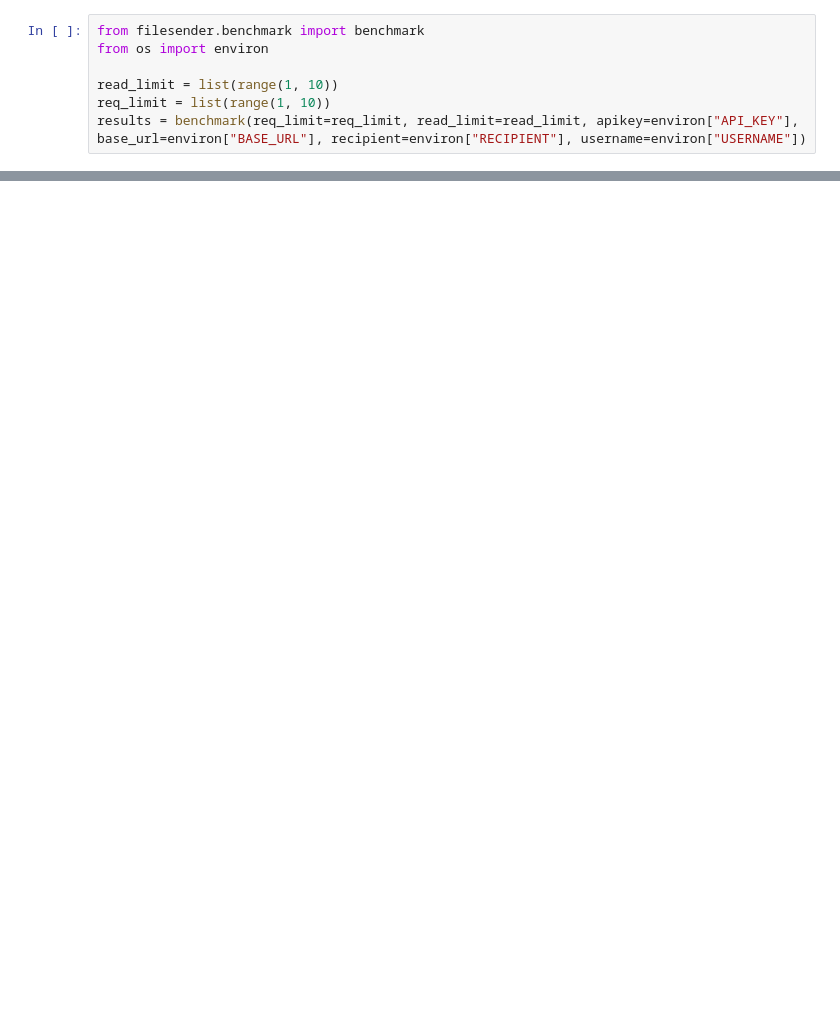
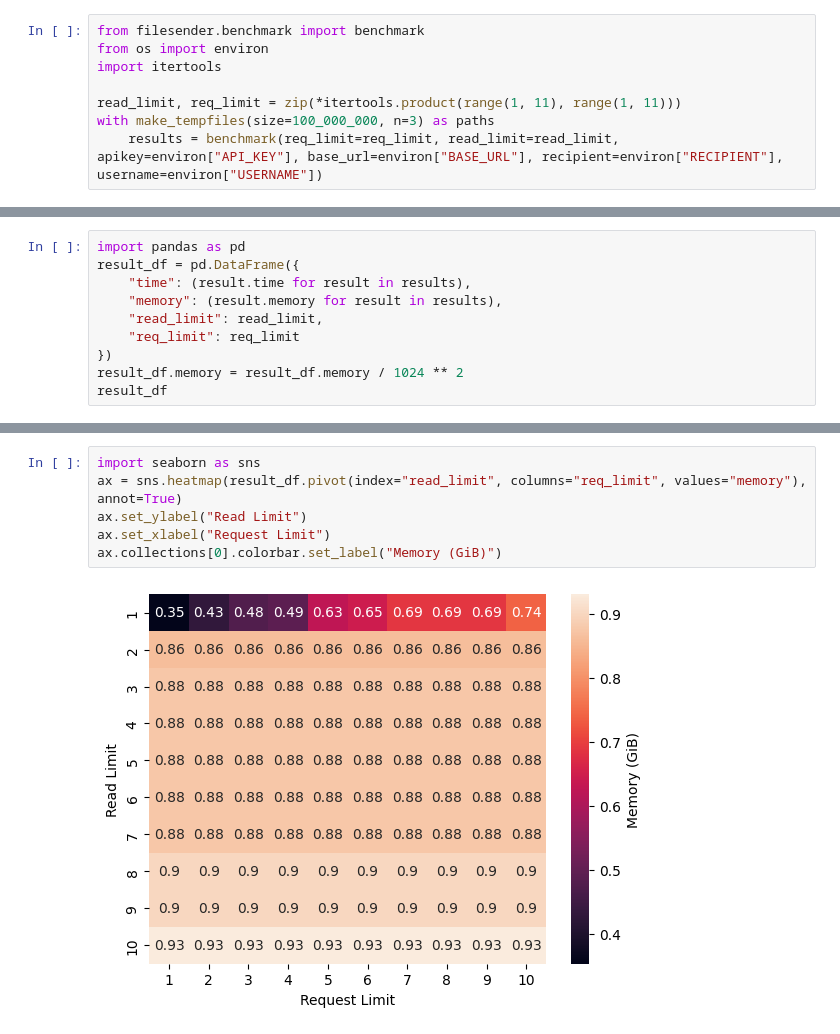
Before and after one commit to WEHI-ResearchComputing/FileSenderCli, a Jupyter notebook: benchmark.ipynb, the cells around one changed output, grey strips where cells are left out. Saved outputs shown, nothing was run; the diff lists cells and outputs as text; blank space fills up the shorter version.

Commit message:
Finish benchmark notebook

```diff
--- a/benchmark.ipynb
+++ b/benchmark.ipynb
@@ -1,7 +7,8 @@
 # %%
 from filesender.benchmark import benchmark
 from os import environ
+import itertools
 
-read_limit = list(range(1, 10))
-req_limit = list(range(1, 10))
-results = benchmark(req_limit=req_limit, read_limit=read_limit, apikey=environ["API_KEY"], base_url=environ["BASE_URL"], recipient=environ["RECIPIENT"], username=environ["USERNAME"])
+read_limit, req_limit = zip(*itertools.product(range(1, 11), range(1, 11)))
+with make_tempfiles(size=100_000_000, n=3) as paths
+    results = benchmark(req_limit=req_limit, read_limit=read_limit, apikey=environ["API_KEY"], base_url=environ["BASE_URL"], recipient=environ["RECIPIENT"], username=environ["USERNAME"])
@@ -28,0 +17,10 @@ Text(0.5, 0.98, 'Runtime')
+# %%
+import pandas as pd
+result_df = pd.DataFrame({
+    "time": (result.time for result in results),
+    "memory": (result.memory for result in results),
+    "read_limit": read_limit,
+    "req_limit": req_limit
+})
+result_df.memory = result_df.memory / 1024 ** 2
+result_df
@@ -28,0 +41,8 @@ Text(0.5, 0.98, 'Runtime')
+# %%
+import seaborn as sns
+ax = sns.heatmap(result_df.pivot(index="read_limit", columns="req_limit", values="memory"), annot=True)
+ax.set_ylabel("Read Limit")
+ax.set_xlabel("Request Limit")
+ax.collections[0].colorbar.set_label("Memory (GiB)")
+# %% [output]
+[figure, added]
```
Also changed, not shown: parts of 10 cells of this notebook.
